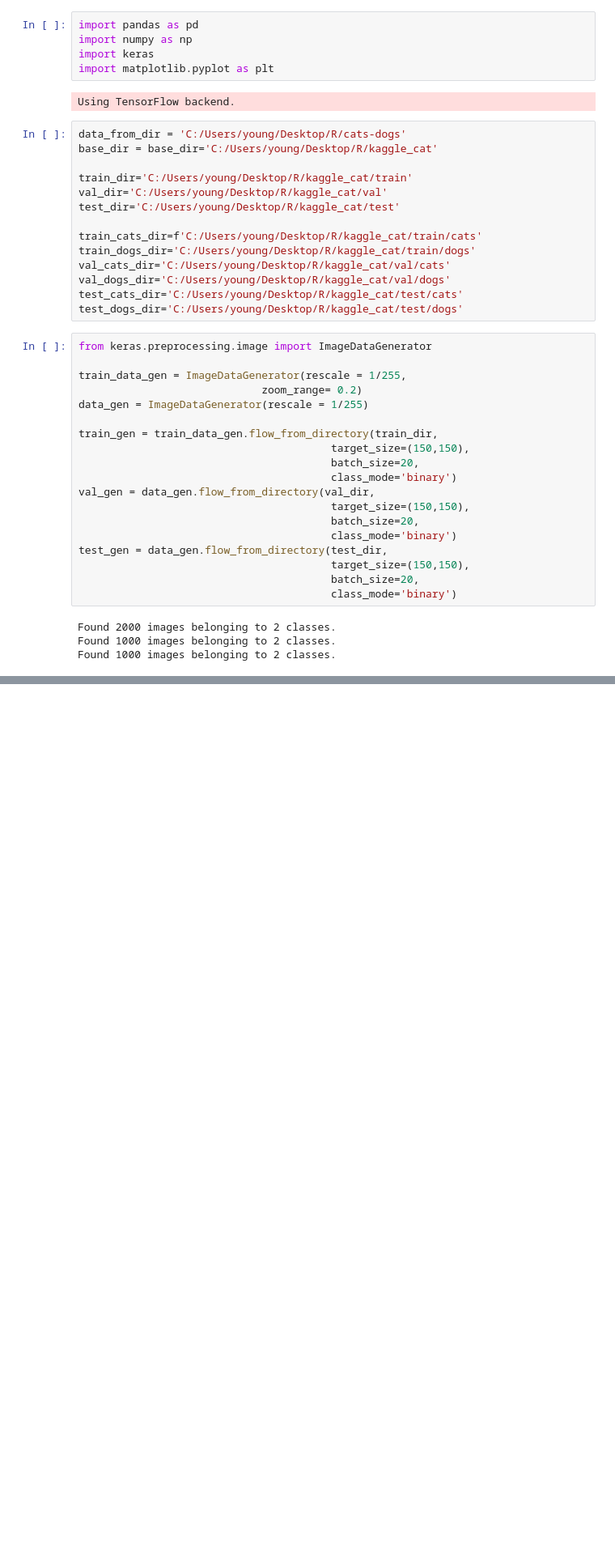
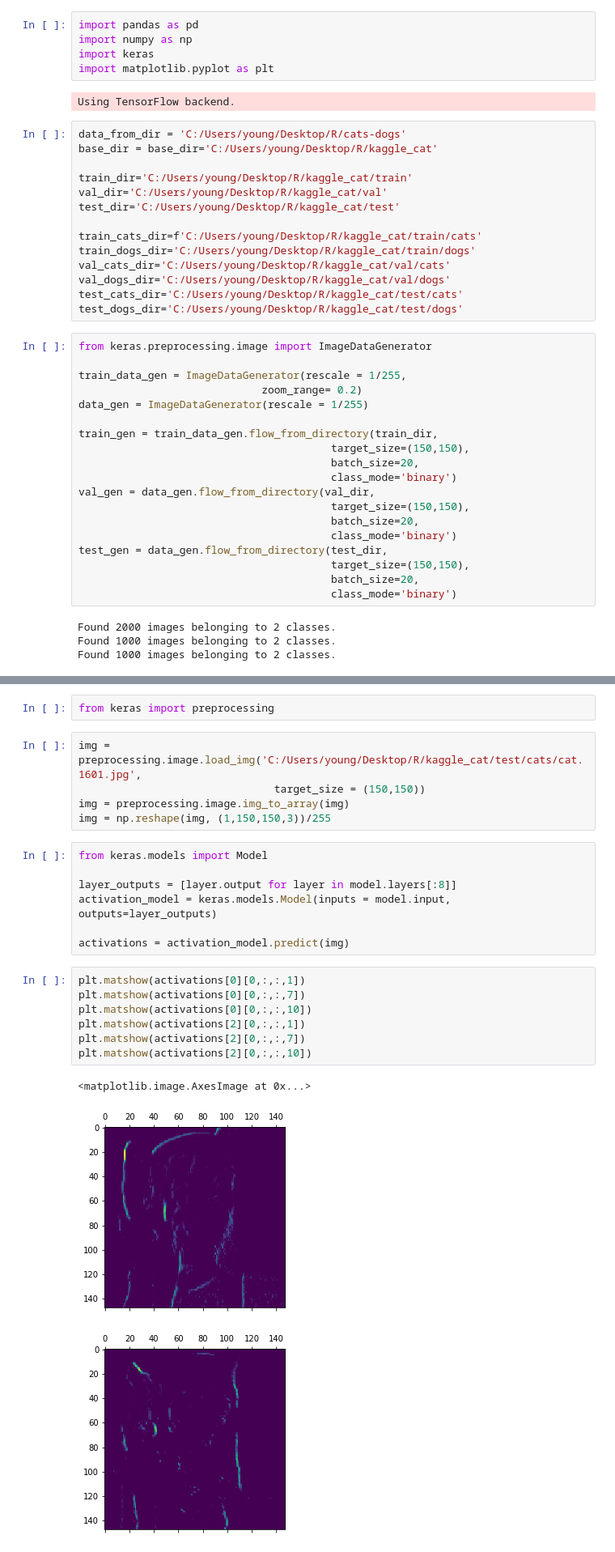
Before and after one commit to young31/Deep-Learning, a Jupyter notebook: python/04_CNN_real_image with kaggle cats & dogs.ipynb, the cells around one changed output, grey strips where cells are left out. Shown at 81% size. Cells and saved outputs as stored; diff of their text form; blank space fills up the shorter version.

```diff
--- a/python/04_CNN_real_image with kaggle cats & dogs.ipynb
+++ b/python/04_CNN_real_image with kaggle cats & dogs.ipynb
@@ -126,0 +129,25 @@ plt.show()
+# %%
+from keras import preprocessing
+# %%
+img = preprocessing.image.load_img('C:/Users/young/Desktop/R/kaggle_cat/test/cats/cat.1601.jpg',
+                               target_size = (150,150))
+img = preprocessing.image.img_to_array(img)
+img = np.reshape(img, (1,150,150,3))/255
+# %%
+from keras.models import Model
+
+layer_outputs = [layer.output for layer in model.layers[:8]]
+activation_model = keras.models.Model(inputs = model.input, outputs=layer_outputs)
+
+activations = activation_model.predict(img)
+# %%
+plt.matshow(activations[0][0,:,:,1])
+plt.matshow(activations[0][0,:,:,7])
+plt.matshow(activations[0][0,:,:,10])
+plt.matshow(activations[2][0,:,:,1])
+plt.matshow(activations[2][0,:,:,7])
+plt.matshow(activations[2][0,:,:,10])
+# %% [output]
+<matplotlib.image.AxesImage at 0x...>
+[figure, added]
+[figure, added]
```
Also changed, not shown: parts of 5 cells of this notebook, 3 other files.
